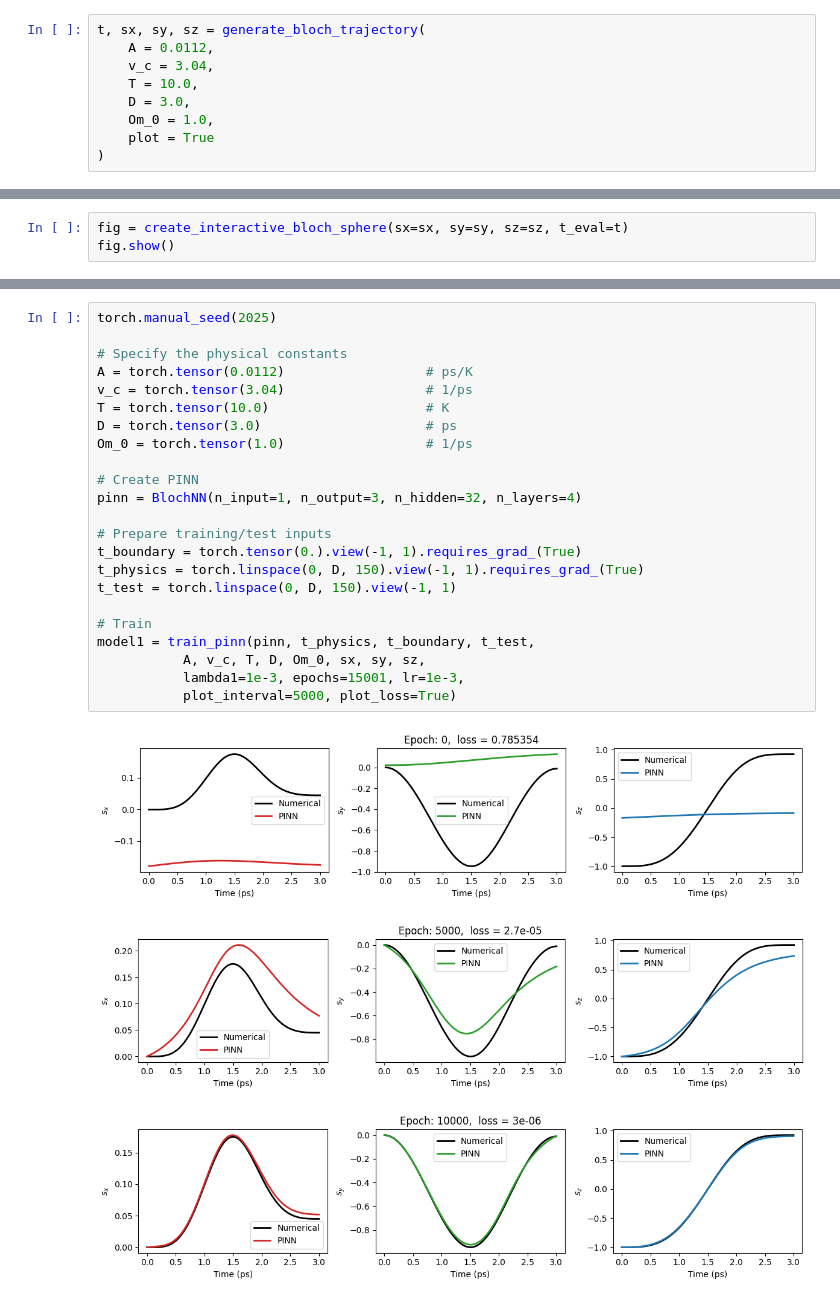
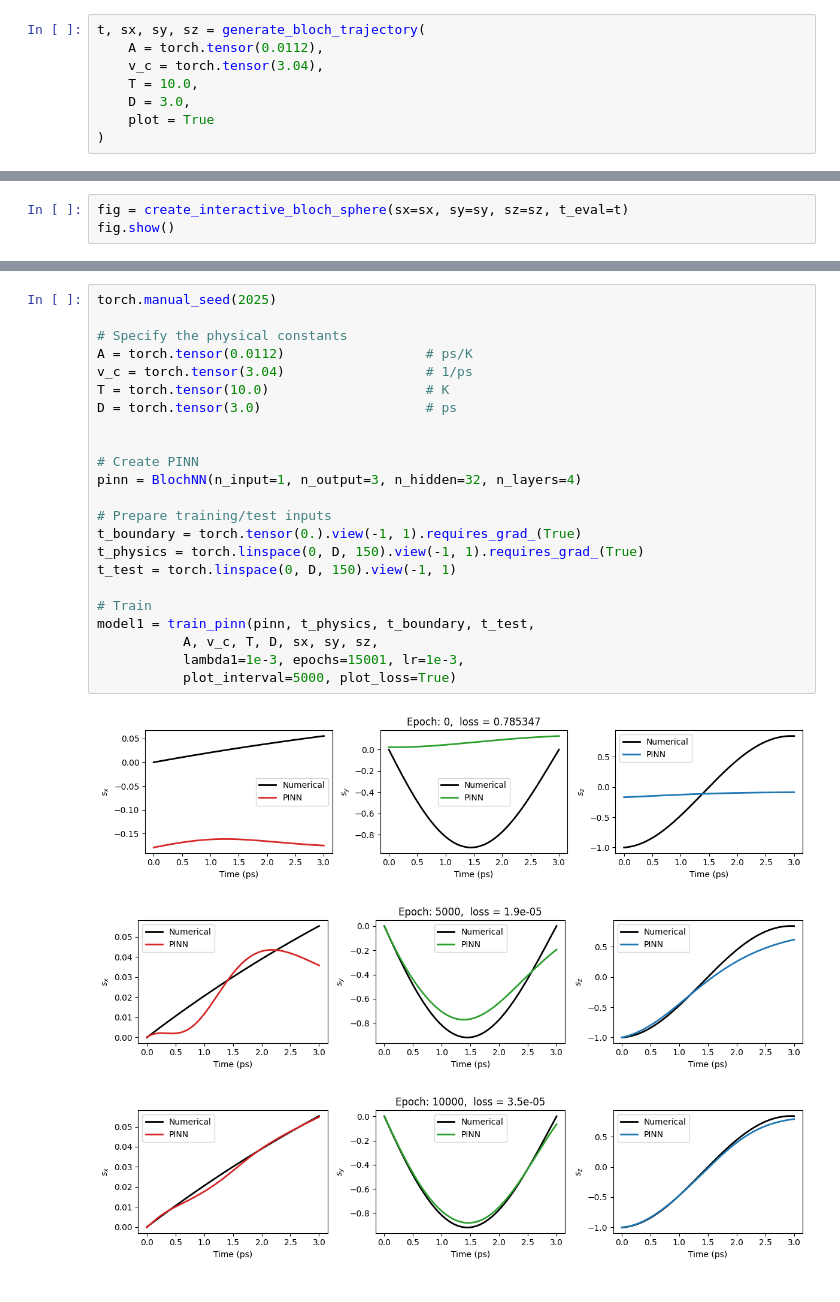
Before and after one commit to Sutirtha-github/pinns, a Jupyter notebook: notebook.ipynb, the cells around one changed output, grey strips where cells are left out. Drawn from its saved outputs; the diff is of its cells as text.

```diff
--- a/notebook.ipynb
+++ b/notebook.ipynb
@@ -32,10 +14,9 @@ Solve the Bloch vector equations numerically
 # %%
 t, sx, sy, sz = generate_bloch_trajectory(
-    A = 0.0112,
-    v_c = 3.04,
+    A = torch.tensor(0.0112),
+    v_c = torch.tensor(3.04),
     T = 10.0,
     D = 3.0,
-    Om_0 = 1.0,
     plot = True
 )
 # %% [output]
@@ -48,27 +29,27 @@ Training the neural network to learn the solutions to the Lindblad master equati
 # %%
 torch.manual_seed(2025)
 
 # Specify the physical constants
 A = torch.tensor(0.0112)                  # ps/K
 v_c = torch.tensor(3.04)                  # 1/ps
 T = torch.tensor(10.0)                    # K
 D = torch.tensor(3.0)                     # ps
-Om_0 = torch.tensor(1.0)                  # 1/ps
+
 
 # Create PINN
 pinn = BlochNN(n_input=1, n_output=3, n_hidden=32, n_layers=4)
 
 # Prepare training/test inputs
 t_boundary = torch.tensor(0.).view(-1, 1).requires_grad_(True)
 t_physics = torch.linspace(0, D, 150).view(-1, 1).requires_grad_(True)
 t_test = torch.linspace(0, D, 150).view(-1, 1)
 
 # Train
 model1 = train_pinn(pinn, t_physics, t_boundary, t_test,
-           A, v_c, T, D, Om_0, sx, sy, sz,
+           A, v_c, T, D, sx, sy, sz,
            lambda1=1e-3, epochs=15001, lr=1e-3,
            plot_interval=5000, plot_loss=True)
 # %% [output]
-[figure, old version]
+[figure, new version]
-[figure, old version]
+[figure, new version]
-[figure, old version]
+[figure, new version]
```
Also changed, not shown: parts of 12 cells of this notebook, 5 other files.
